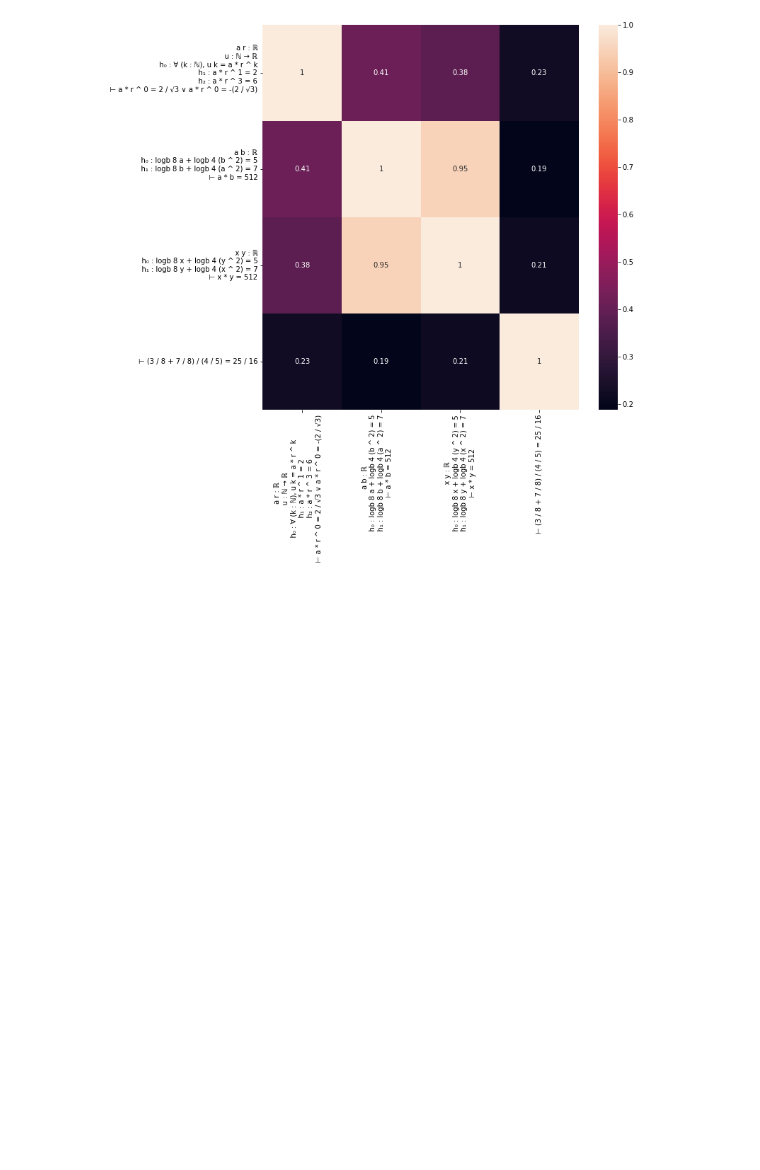
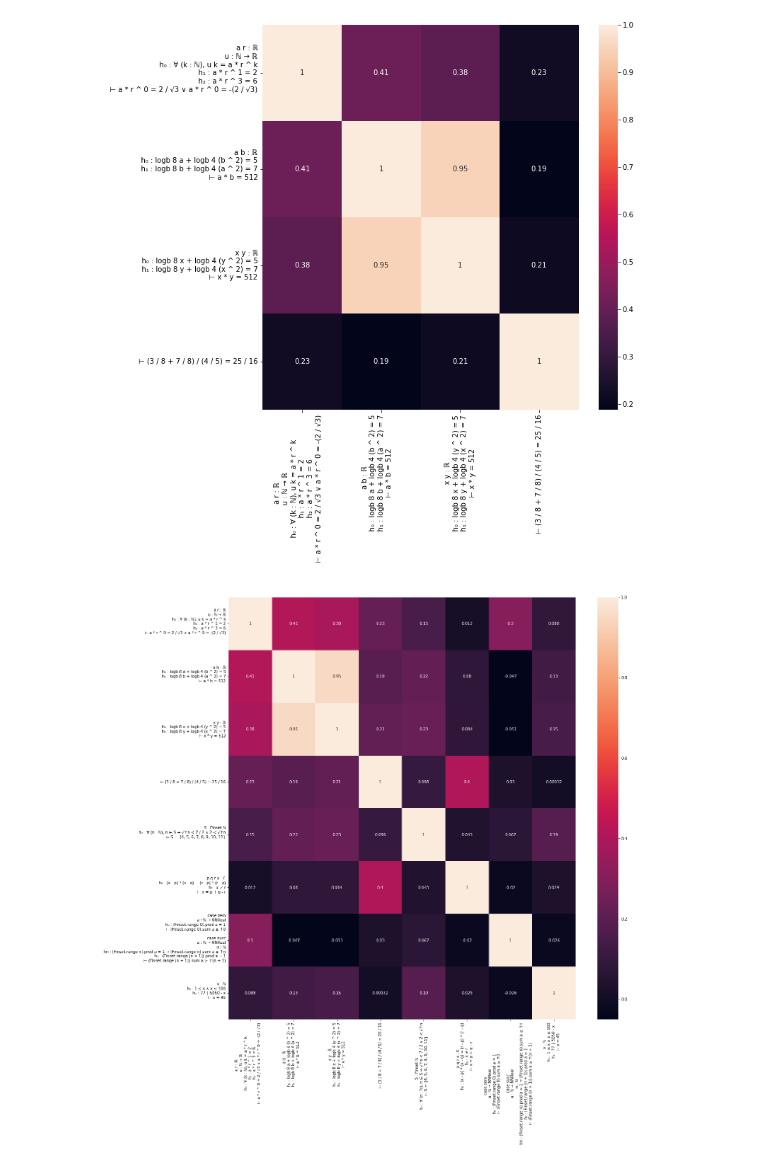
Before and after one commit to ohm-tree/plasma-converter, a Jupyter notebook: notebooks/reprover.ipynb, the cells around one changed output. Drawn from its saved outputs; the diff is of its cells as text; code cells hidden in the pictures; blank space fills up the shorter version.

```diff
--- a/notebooks/reprover.ipynb
+++ b/notebooks/reprover.ipynb
@@ -158,3 +158,42 @@ sns.heatmap(normalized_ts_sim, annot=True, xticklabels=tactic_states, yticklabel
 plt.show()
 # %% [output]
 [figure]
+# %%
+ts_all = tactic_states + [
+    """S : Finset ℕ
+    h₀ : ∀ (n : ℕ), n ∈ S ↔ √↑n < 7 / 2 ∧ 2 < √↑n
+    ⊢ S = {4, 5, 6, 7, 8, 9, 10, 11}
+    """,
+    """p q r x : ℂ
+    h₀ : (x - p) * (x - q) = (r - p) * (r - q)
+    h₁ : x ≠ r
+    ⊢ x = p + q - r
+    """,
+    """case zero
+    a : ℕ → NNReal
+    h₀ : (Finset.range 0).prod a = 1
+    ⊢ (Finset.range 0).sum a ≥ ↑0
+
+    case succ
+    a : ℕ → NNReal
+    n : ℕ
+    hn : (Finset.range n).prod a = 1 → (Finset.range n).sum a ≥ ↑n
+    h₀ : (Finset.range (n + 1)).prod a = 1
+    ⊢ (Finset.range (n + 1)).sum a ≥ ↑(n + 1)
+    """,
+    """x : ℕ
+    h₀ : 1 ≤ x ∧ x ≤ 100
+    h₁ : 77 ∣ 5050 - x
+    ⊢ x = 45
+    """
+]
+# %%
+all_ts_embeds = [encode(ts) for ts in ts_all]
+normalized_all_ts_embeds = torch.nn.functional.normalize(torch.stack(all_ts_embeds))
+normalized_all_ts_sim = [[(normalized_all_ts_embeds[i] @ normalized_all_ts_embeds[j].T).item() for j in range(len(ts_all))] for i in range(len(ts_all))]
+# %%
+plt.figure(figsize=(20, 20))
+sns.heatmap(normalized_all_ts_sim, annot=True, xticklabels=ts_all, yticklabels=ts_all)
+plt.show()
+# %% [output]
+[figure, added]
```
